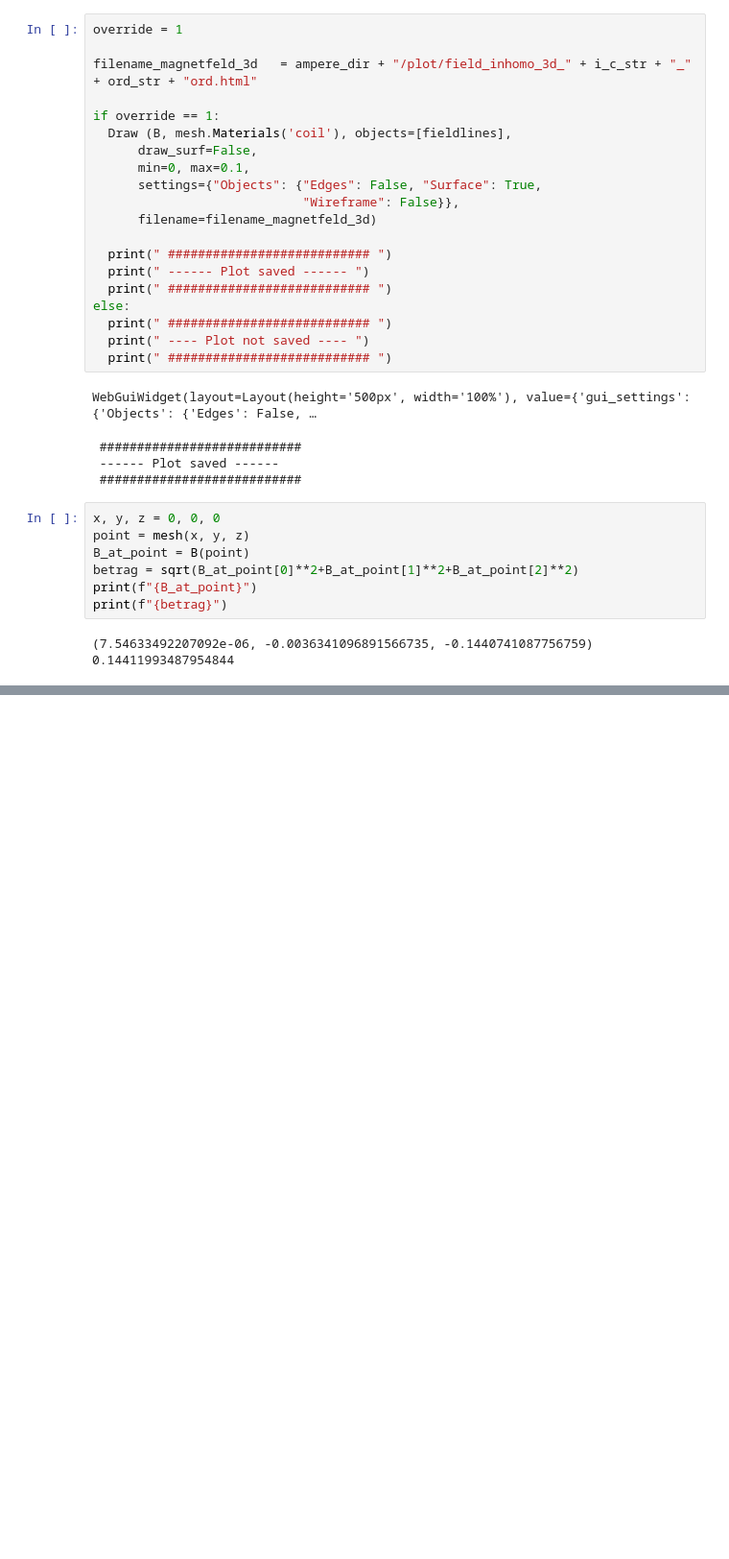
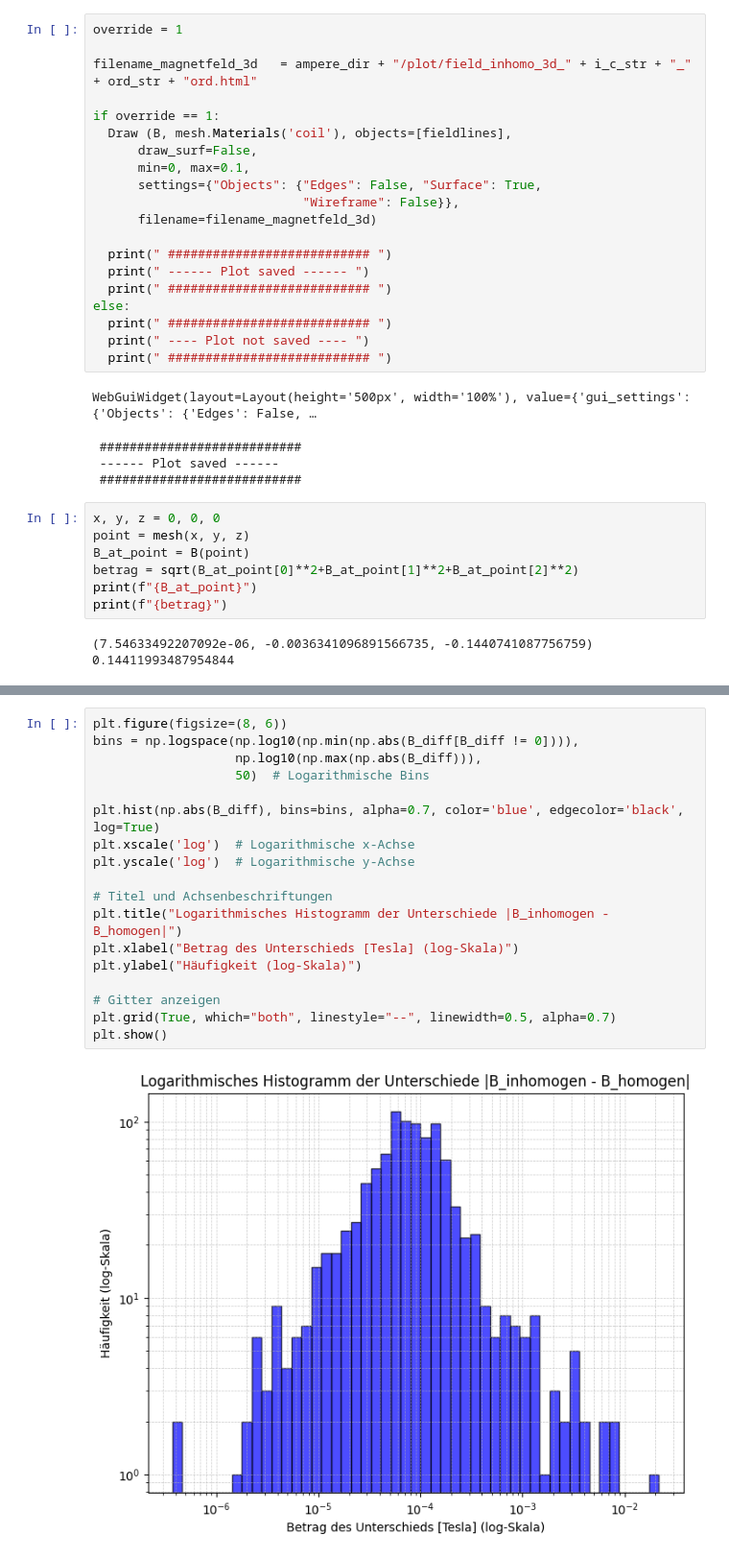
Before and after one commit to Saxermi/hana_pde_modeling_fem, a Jupyter notebook: 4_MagVekPot_InHomCoil.ipynb, the cells around one changed output, grey strips where cells are left out. Shown at 96% size. Drawn from its saved outputs; the diff is of its cells as text; blank space fills up the shorter version.

```diff
--- a/4_MagVekPot_InHomCoil.ipynb
+++ b/4_MagVekPot_InHomCoil.ipynb
@@ -334,0 +396,20 @@ print(f"{betrag}")
+# %%
+plt.figure(figsize=(8, 6))
+bins = np.logspace(np.log10(np.min(np.abs(B_diff[B_diff != 0]))),
+                   np.log10(np.max(np.abs(B_diff))),
+                   50)  # Logarithmische Bins
+
+plt.hist(np.abs(B_diff), bins=bins, alpha=0.7, color='blue', edgecolor='black', log=True)
+plt.xscale('log')  # Logarithmische x-Achse
+plt.yscale('log')  # Logarithmische y-Achse
+
+# Titel und Achsenbeschriftungen
+plt.title("Logarithmisches Histogramm der Unterschiede |B_inhomogen - B_homogen|")
+plt.xlabel("Betrag des Unterschieds [Tesla] (log-Skala)")
+plt.ylabel("Häufigkeit (log-Skala)")
+
+# Gitter anzeigen
+plt.grid(True, which="both", linestyle="--", linewidth=0.5, alpha=0.7)
+plt.show()
+# %% [output]
+[figure, added]
```
Also changed, not shown: parts of 6 cells of this notebook.
